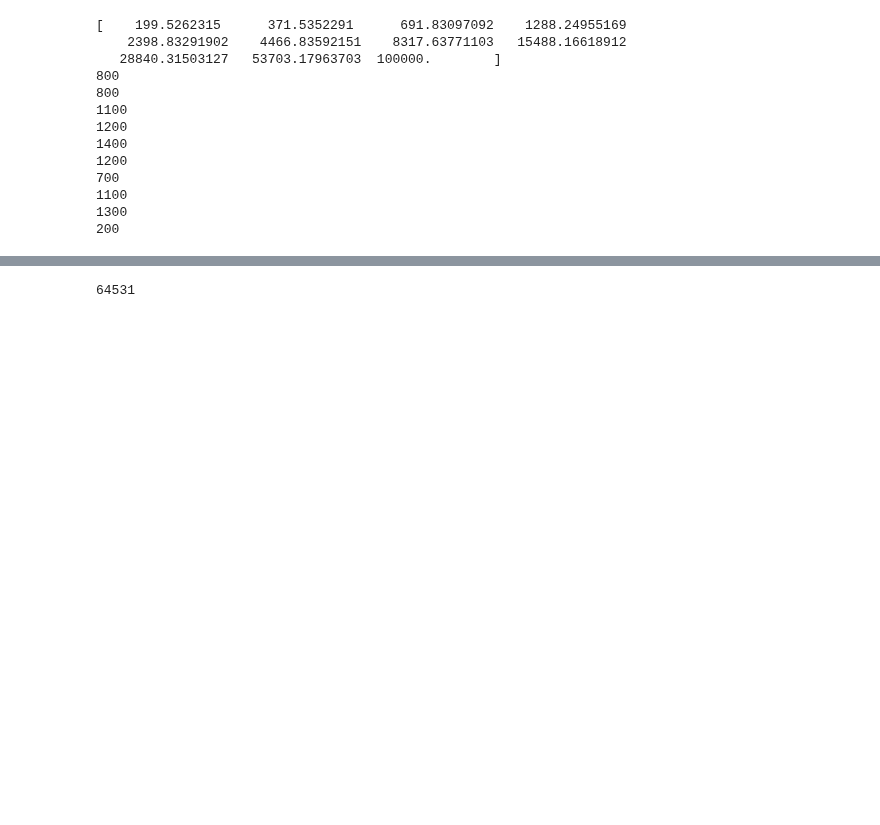
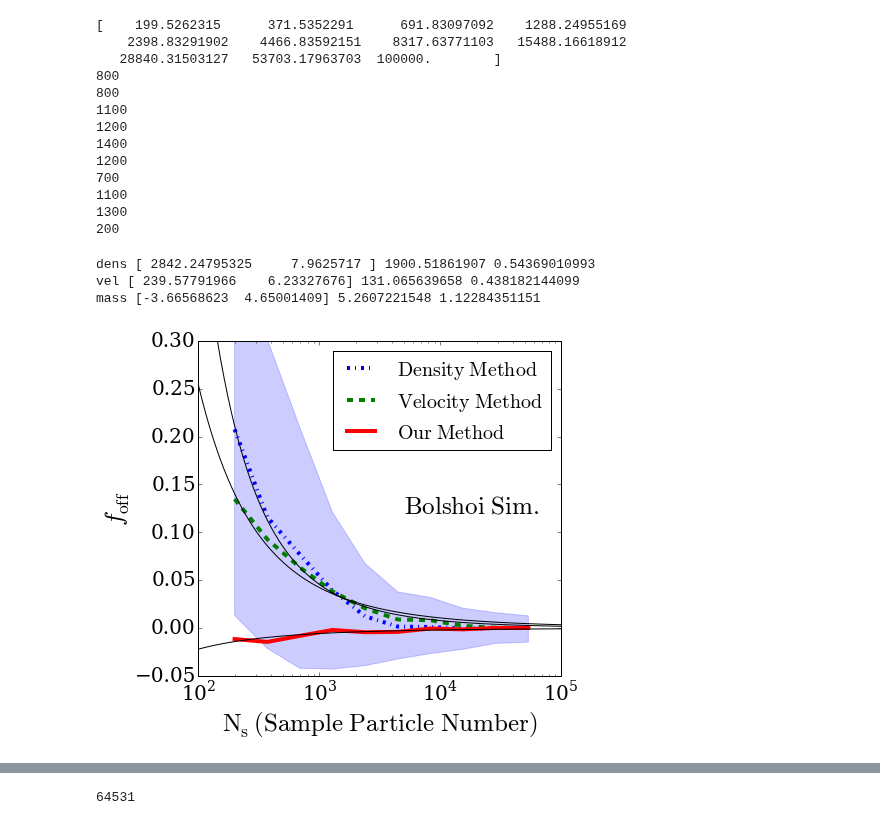
Before and after one commit to astroandes/MACH, a Jupyter notebook: plots/ComparisonPlots.ipynb, the cells around one changed output, grey strips where cells are left out. Drawn from its saved outputs; the diff is of its cells as text; code cells hidden in the pictures; blank space fills up the shorter version.

```diff
--- a/plots/ComparisonPlots.ipynb
+++ b/plots/ComparisonPlots.ipynb
@@ -164,3 +187,43 @@ for i in range((n_int-1)):
 1100
 1300
 200
+# %%
+fig = plt.figure(figsize=(6.5,6.0))
+ax = plt.axes()
+
+enlarge_labels(ax,20)
+plt.plot(bol_n_part_int, bol_median_dens_conc, label=r'$\mathrm{Density\ Method}$', linewidth=4, linestyle='-.')
+plt.plot(bol_n_part_int, bol_median_vlct_conc, label=r'$\mathrm{Velocity\ Method}$', linewidth=4, linestyle='--')
+plt.plot(bol_n_part_int, bol_median_mass_conc, label=r'$\mathrm{Our\ Method}$', linewidth=4, linestyle='-')
+plt.fill_between(bol_n_part_int, bol_low_dens_conc, bol_high_dens_conc, alpha=0.2, color='blue')
+#plt.fill_between(n_part_int, low_vlct_conc, high_vlct_conc, alpha=0.2, color='green')
+#plt.fill_between(n_part_int, low_mass_conc, high_mass_conc, alpha=0.2, color='red')
+
+log_n_sample = np.linspace(2.0, 5.0, 100)
+
+
+popt_dens, pcov = curve_fit(func, np.log10(bol_n_part_int), bol_median_dens_conc)
+plt.plot(10**log_n_sample, popt_dens[0]/(1+log_n_sample)**popt_dens[1], color='black')
+print "dens", popt_dens, np.sqrt(pcov[0,0]), np.sqrt(pcov[1,1])
+
+popt_vel, pcov = curve_fit(func, np.log10(bol_n_part_int), bol_median_vlct_conc)
+plt.plot(10**log_n_sample, popt_vel[0]/(1+log_n_sample)**popt_vel[1], color='black')
+print "vel", popt_vel, np.sqrt(pcov[0,0]), np.sqrt(pcov[1,1])
+
+popt_mass, pcov = curve_fit(func, np.log10(bol_n_part_int), bol_median_mass_conc)
+plt.plot(10**log_n_sample, popt_mass[0]/(1+log_n_sample)**popt_mass[1], color='black')
+print "mass", popt_mass, np.sqrt(pcov[0,0]), np.sqrt(pcov[1,1])
+
+plt.xscale('log')
+plt.xlim([1.0E2,1E5])
+plt.ylim([-0.05, 0.3])
+ax.set_ylabel(r'$f_{\mathrm{off}}$',fontsize=25)
+ax.set_xlabel('$\mathrm{N_{s}\ (Sample\ Particle\ Number)}$',fontsize=25)
+ax.text(5E3, 0.12, r'$\mathrm{Bolshoi\ Sim.}$', fontsize=25)
+ax.legend(loc=1, borderaxespad=0.5, prop={'size':20}, scatterpoints=1)
+plt.savefig('../paper/avg_foff_bolshoi.pdf', bbox_inches='tight')
+# %% [output]
+dens [ 2842.24795325     7.9625717 ] 1900.51861907 0.54369010993
+vel [ 239.57791966    6.23327676] 131.065639658 0.438182144099
+mass [-3.66568623  4.65001409] 5.2607221548 1.12284351151
+[figure, added]
```
Also changed, not shown: parts of 14 cells of this notebook.
